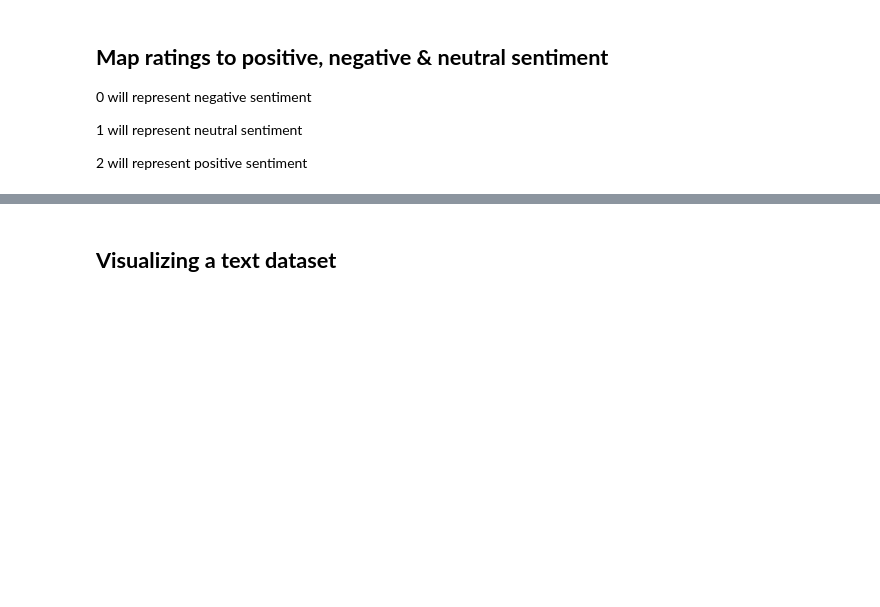
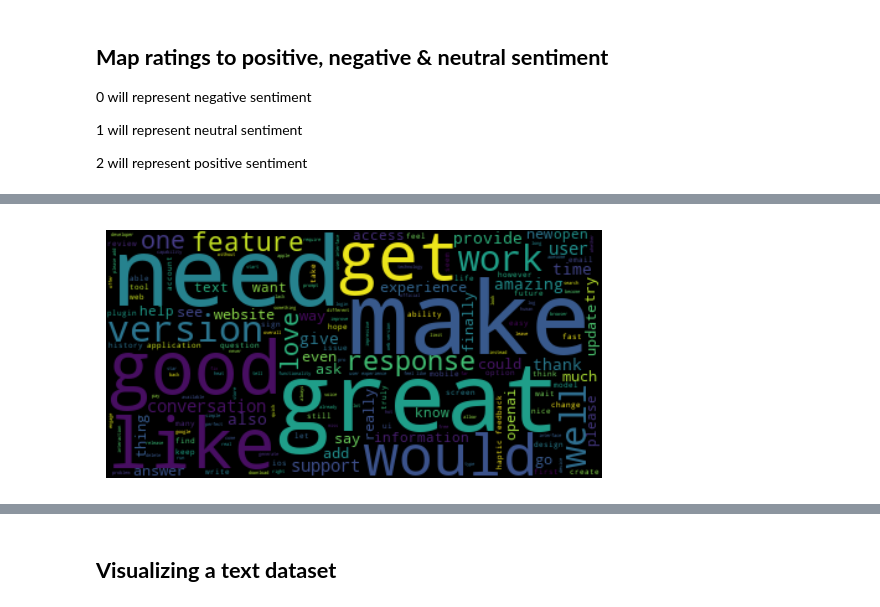
Before and after one commit to Nimausfi/ChatGPT_Reviews, a Jupyter notebook: ChatGPT_reviews.ipynb, the cells around one changed output, grey strips where cells are left out. Saved outputs shown, nothing was run; the diff lists cells and outputs as text; code cells hidden in the pictures; blank space fills up the shorter version.

```diff
--- a/ChatGPT_reviews.ipynb
+++ b/ChatGPT_reviews.ipynb
@@ -238,3 +258,6 @@ data['complete_review'] = data['complete_review'].apply(lambda x: " ".join(x for
 1 will represent neutral sentiment
 
 2 will represent positive sentiment
+# %%
+data['sentiment'] = data['rating'].apply(lambda rating: 2 if rating > 3 else (1 if rating == 3 else 0))
+data.head(5)
@@ -240,0 +302,10 @@ data['complete_review'] = data['complete_review'].apply(lambda x: " ".join(x for
+# %%
+#Analysis of Review field
+stopword = set(stopwords.words('english'))
+text = " ".join(review for review in data.complete_review)
+wordcloud = WordCloud(stopwords=stopword).generate(text)
+plt.imshow(wordcloud, interpolation='bilinear')
+plt.axis("off")
+plt.show()
+# %% [output]
+[figure, added]
```
Also changed, not shown: parts of 12 cells of this notebook.
